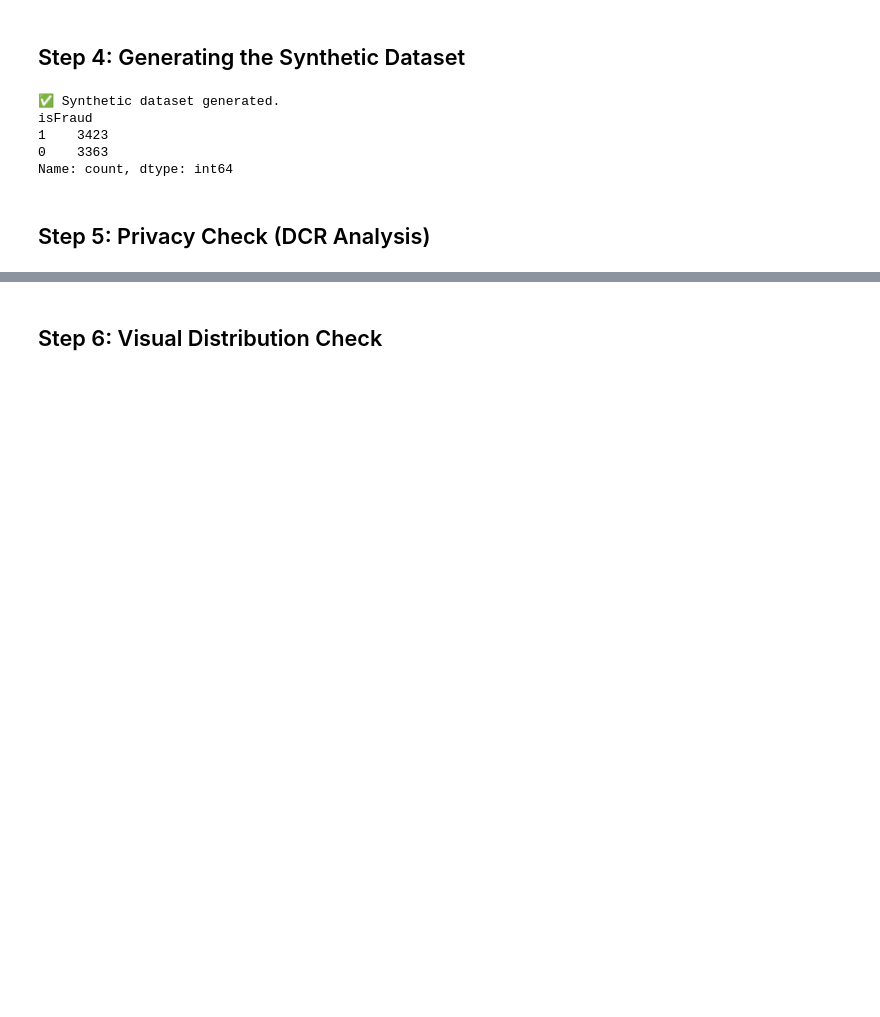
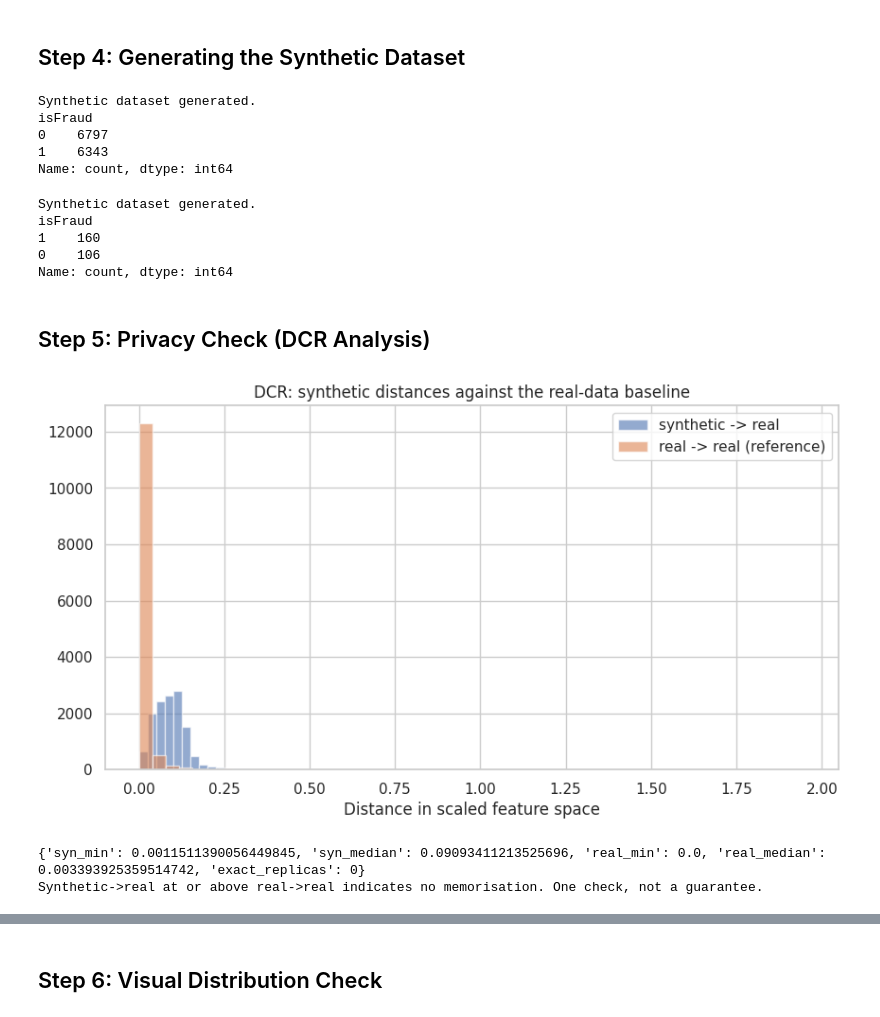
Before and after one commit to Parth310800/Fraud-Detection-using-GANs, a Jupyter notebook: fraud_detection_gan.ipynb, the cells around one changed output, grey strips where cells are left out. Saved outputs shown, nothing was run; the diff lists cells and outputs as text; code cells hidden in the pictures; blank space fills up the shorter version.

```diff
--- a/fraud_detection_gan.ipynb
+++ b/fraud_detection_gan.ipynb
@@ -169,7 +233,28 @@ Epoch [100/100] | D Loss: 1.1998 | G Loss: 1.0373
 # %% [markdown]
 ## Step 4: Generating the Synthetic Dataset
+# %%
+# --- CELL 5: Generate Synthetic Data ---
+num_samples = len(balanced_df)
+noise = torch.randn(num_samples, LATENT_DIM).to(device)
+
+generator.eval()
+with torch.no_grad():
+    synth_scaled = generator(noise).cpu().numpy()   # was fake_data_scaled
+
+synthetic_df = pd.DataFrame(scaler.inverse_transform(synth_scaled), columns=cols_to_fit)
+# isFraud is generated as a continuous value then thresholded - a modelling choice
+synthetic_df['isFraud'] = synthetic_df['isFraud'].round().astype(int)
+
+print("Synthetic dataset generated.")
+print(synthetic_df['isFraud'].value_counts())
+# %% [output]
+Synthetic dataset generated.
+isFraud
+0    6797
+1    6343
+Name: count, dtype: int64
 # %%
-# --- CELL 5: Generate Synthetic Data ---
+# OLD--- CELL 5: Generate Synthetic Data ---
 num_samples = len(balanced_df)
 noise = torch.randn(num_samples, LATENT_DIM).to(device)
 
@@ -181,14 +266,43 @@ synthetic_df = pd.DataFrame(scaler.inverse_transform(fake_data_scaled), columns=
 
 # Clean up types for analysis
 synthetic_df['isFraud'] = synthetic_df['isFraud'].round().astype(int)
-print("✅ Synthetic dataset generated.")
+print("Synthetic dataset generated.")
 print(synthetic_df['isFraud'].value_counts())
 # %% [output]
-✅ Synthetic dataset generated.
+Synthetic dataset generated.
 isFraud
-1    3423
-0    3363
+1    160
+0    106
 Name: count, dtype: int64
 # %% [markdown]
 ## Step 5: Privacy Check (DCR Analysis)
+# %%
+# --- CELL 6: Privacy Validation (DCR, scaled space) ---
+def dcr_check(real_scaled, syn_scaled):
+    nn_m = NearestNeighbors(n_neighbors=2).fit(real_scaled)
+    d_syn, _  = nn_m.kneighbors(syn_scaled, n_neighbors=1)
+    d_real, _ = nn_m.kneighbors(real_scaled, n_neighbors=2)
+    d_real = d_real[:, 1]                       # skip the self-match
+
+    plt.figure(figsize=(10, 5))
+    plt.hist(d_syn.ravel(), bins=50, alpha=0.6, label='synthetic -> real')
+    plt.hist(d_real,        bins=50, alpha=0.6, label='real -> real (reference)')
+    plt.xlabel("Distance in scaled feature space")
+    plt.title("DCR: synthetic distances against the real-data baseline")
+    plt.legend(); plt.show()
+
+    out = {'syn_min':  float(d_syn.min()),  'syn_median':  float(np.median(d_syn)),
+           'real_min': float(d_real.min()), 'real_median': float(np.median(d_real)),
+           'exact_replicas': int((d_syn < 1e-6).sum())}
+    print(out)
+    print("Synthetic->real at or above real->real indicates no memorisation. "
+          "One check, not a guarantee.")
+    return out
+
+real_scaled = scaler.transform(balanced_df[cols_to_fit])[:, :len(FEATS)]
+dcr = dcr_check(real_scaled, synth_scaled[:, :len(FEATS)])
+# %% [output]
+[figure, added]
+{'syn_min': 0.0011511390056449845, 'syn_median': 0.09093411213525696, 'real_min': 0.0, 'real_median': 0.003393925359514742, 'exact_replicas': 0}
+Synthetic->real at or above real->real indicates no memorisation. One check, not a guarantee.
 # %%
```
Also changed, not shown: parts of 11 cells of this notebook.
